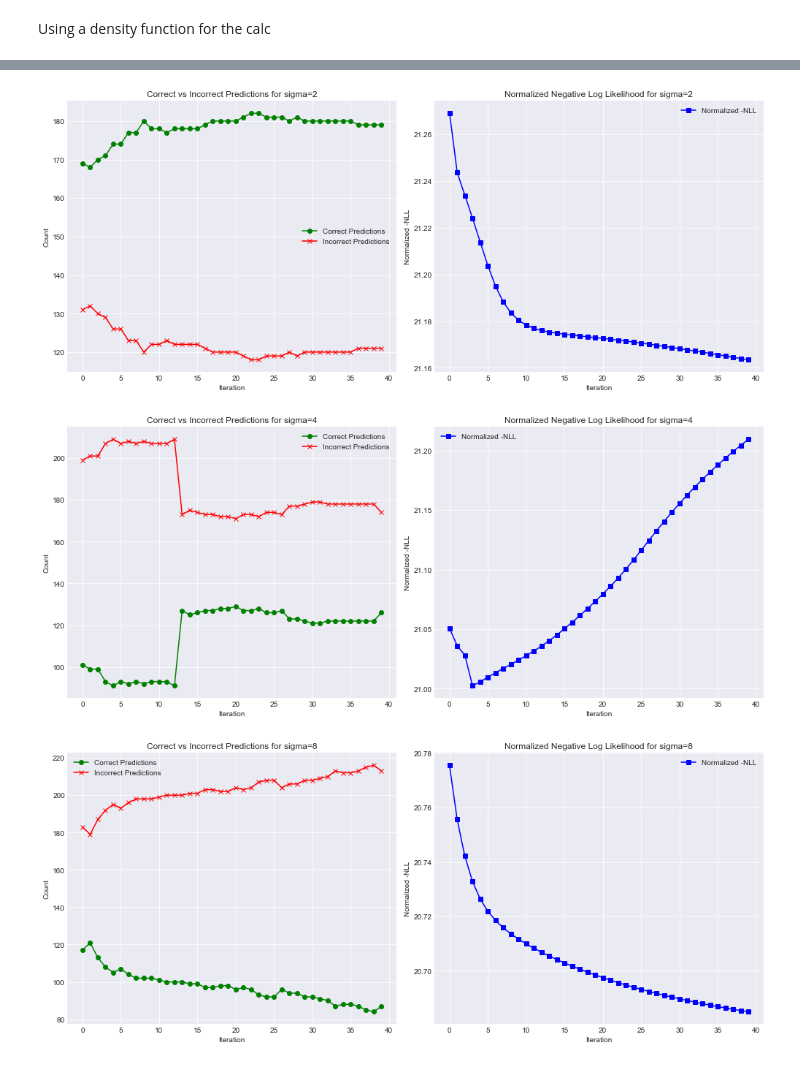
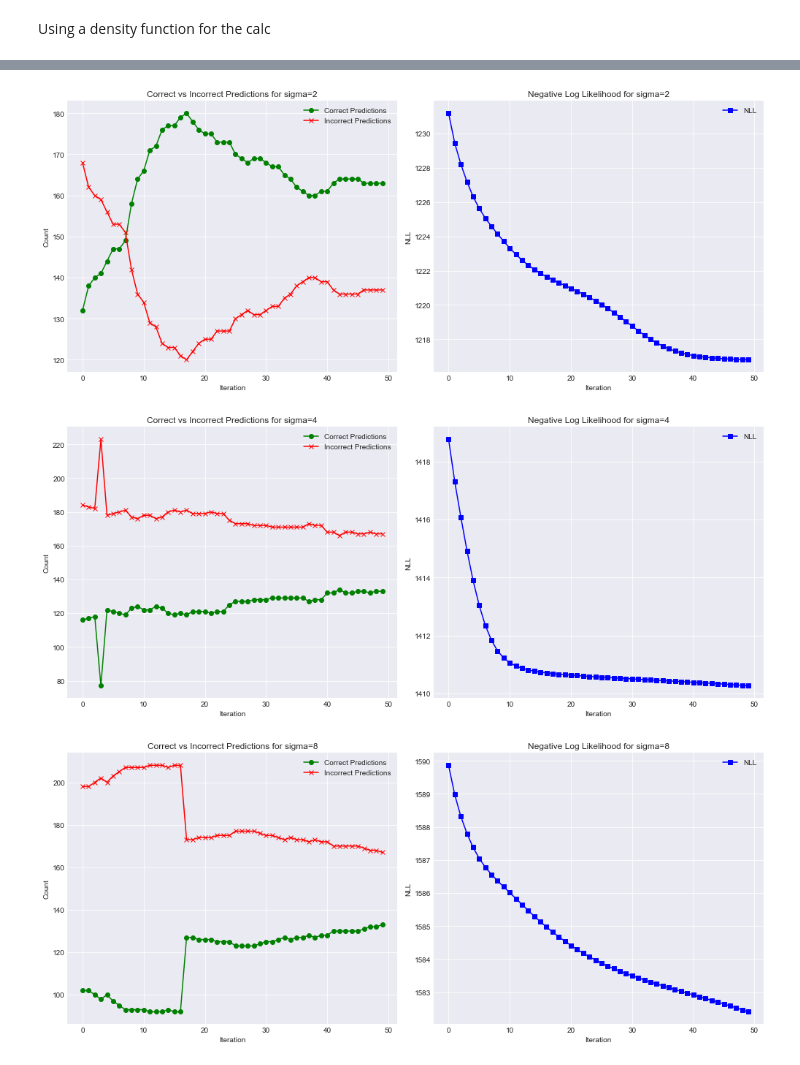
Before and after one commit to mturvillehei/CS_760, a Jupyter notebook: Homework_5/Homework_5_p1.ipynb, the cells around one changed output, grey strips where cells are left out. Drawn from its saved outputs; the diff is of its cells as text; code cells hidden in the pictures.

Commit message:
Fixed NLL, generated new plots.

```diff
--- a/Homework_5/Homework_5_p1.ipynb
+++ b/Homework_5/Homework_5_p1.ipynb
@@ -337,7 +382,7 @@ epsilon = 1e-6
 ### Getting terrible results if I initialize priors randomly
 phi_i = np.array([1/3, 1/3, 1/3])
 
-### Initializing means ith randomly selected datapoints for each k, analogous to kmeans++
+#mus = {str(sig): [X_J[str(sig)][k][0][np.random.choice(N_, size=1)[0]] for k in 'abc'] for sig in Sigma}
 mus_i = {}
 for sig_value in Sigma:
     mus_i[str(sig_value)] = []
@@ -345,7 +390,6 @@ for sig_value in Sigma:
         random_indices = np.random.choice(len(X_J[str(sig_value)][k][0]), size=3, replace=False)
         mus_i[str(sig_value)].extend(X_J[str(sig_value)][k][0][random_indices])
 
-### Initialized based on variance of the generated data (is this data leakage? I can't get good results without messing around with this initialization)
 sig_i = {}
 for sig_value in Sigma:
     data_combined = np.concatenate([X_J[str(sig_value)][k][0] for k in 'abc'], axis=0)
@@ -353,6 +397,9 @@ for sig_value in Sigma:
     avg_var = np.mean(np.diag(overall_cov))
     sig_i[str(sig_value)] = [np.eye(data_combined.shape[1]) * avg_var for _ in range(3)]
 
+#sig = {str(si): [np.eye(X_J[str(si)]['a'][0].shape[1]) * np.random.rand() for _ in range(3)] for si in Sigma}
+
+#print(sig)
 
 nll = {str(sigma): [] for sigma in Sigma}
 norm_nll = {str(sigma): [] for sigma in Sigma}
@@ -360,34 +407,45 @@ norm_nll = {str(sigma): [] for sigma in Sigma}
 cor_gmm = {str(sigma): {key : [] for key in ['a','b','c']} for sigma in Sigma}
 inc_gmm = {str(sigma): {key : [] for key in ['a','b','c']} for sigma in Sigma}
 
+### True means
 norms = {'a': gaussian_parameters['a']['mean'], 'b': gaussian_parameters['b']['mean'], 'c': gaussian_parameters['c']['mean']}
 
+### stopping threshold
 stopping = 1e-6
 
-iterations = 40
+iterations = 50
 for sigma in Sigma:
 
+    ### Using the same initialization at the start of each Sigma iteration
     phi = phi_i
     sig = sig_i
     mus = mus_i
 
+    ### Stacking data and conserving true labels
     X = np.concatenate([X_J[str(sigma)][set][0] for set in 'abc'])
     true_labels = np.concatenate([[set] * len(X_J[str(sigma)][set][0]) for set in 'abc'])
     unique_labels, counts = np.unique(true_labels, return_counts=True)
     print(f"Labels and their counts for sigma={sigma}: {dict(zip(unique_labels, counts))}")
     Q = np.zeros((len(X), 3))
 
+    ### For early stopping
     prev_nll = None
 
     for n in range(iterations):
 
+        ### Operating over the entire dataset for each sigma (instead of just the variables individually as before)
+
+        ### E step
         for i, x in enumerate(X):
 
             for j in range(3):
                 Q[i, j] = phi[j] * density(x, mus[str(sigma)][j], sig[str(sigma)][j])
             Q[i, :] /= np.sum(Q[i, :]) if np.sum(Q[i, :]) > epsilon else 1
 
+            #print(f"Shape of x is: {x.shape}")
+            #print(f"Shape of first covariance matrix for component 0 is: {sig[str(sigma)][0].shape}")
 
+        ### M Step
         phi = np.sum(Q, axis=0) / len(X)
         for j in range(3):
             Q_sum_j = np.sum(Q[:, j])
@@ -428,7 +486,8 @@ for sigma in Sigma:
 
         if prev_nll is not None and abs(prev_nll - current_nll) < stopping:
             print(f"Change in NLL is below threshold for sigma={sigma} at iteration {n+1}.")
-            ### Removed stopping condition since the NLL may decrease/increase after flattening out at a saddle point
+            #break
         prev_nll = current_nll
+        #print(f"Mapping for sigma={sigma} at iteration {n+1}: {mapping}")
         print(f"Correct count for sigma={sigma} at iteration {n+1}: {[cor_gmm[str(sigma)][key][n] for key in 'abc']}")
         print(f"Iteration {n} for sigma = {sigma} has negative log likelihood {nll[str(sigma)][n]}")
@@ -435,11 +512,14 @@ for sigma in Sigma:
 # %%
+# Plotting
 iterations = range(len(next(iter(nll.values()))))
 
 for sigma in Sigma:
     correct_counts = [np.sum([cor_gmm[str(sigma)][key][i] for key in 'abc']) for i in iterations]
     incorrect_counts = [np.sum([inc_gmm[str(sigma)][key][i] for key in 'abc']) for i in iterations]
-    normalized_nll_values = norm_nll[str(sigma)]
+    #normalized_nll_values = norm_nll[str(sigma)]
 
+    normalized_nll_values = nll[str(sigma)]
+    # Plotting
     plt.figure(figsize=(14, 6))
 
     plt.subplot(1, 2, 1)
@@ -451,10 +531,10 @@ for sigma in Sigma:
     plt.legend()
 
     plt.subplot(1, 2, 2)
-    plt.plot(iterations, normalized_nll_values, label='Normalized -NLL', color='blue', marker='s')
-    plt.title(f'Normalized Negative Log Likelihood for sigma={sigma}')
+    plt.plot(iterations, normalized_nll_values, label='NLL', color='blue', marker='s')
+    plt.title(f'Negative Log Likelihood for sigma={sigma}')
     plt.xlabel('Iteration')
-    plt.ylabel('Normalized -NLL')
+    plt.ylabel('NLL')
     plt.legend()
 
     plt.tight_layout()
@@ -465,4 +545,4 @@ for sigma in Sigma:
-[figure, old version]
+[figure, new version]
-[figure, old version]
+[figure, new version]
-[figure, old version]
+[figure, new version]
 # %%
```
Also changed, not shown: parts of 10 cells of this notebook.
